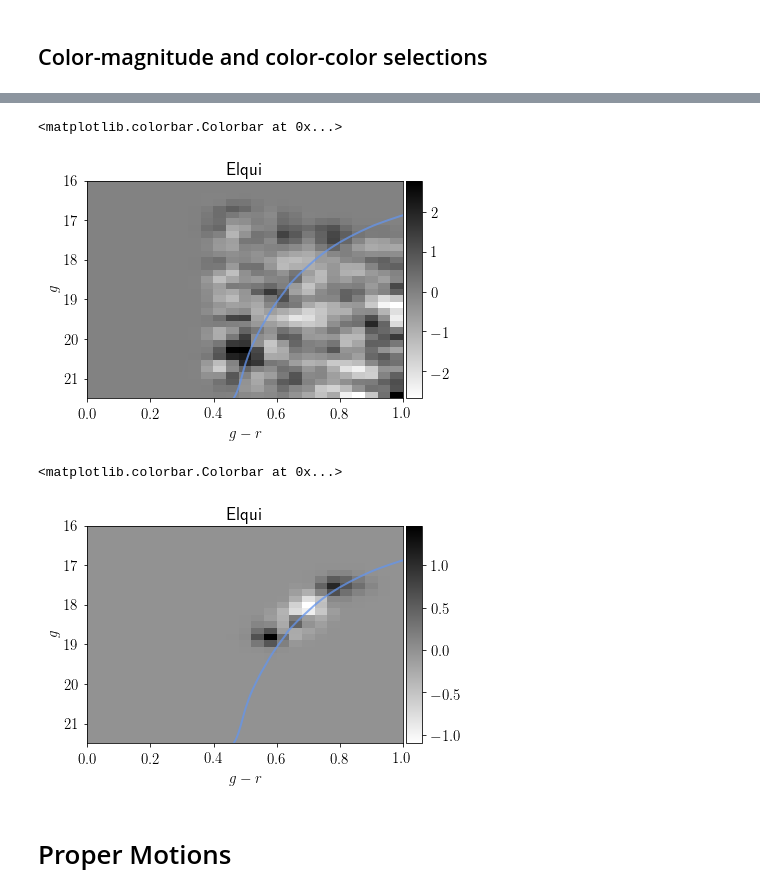
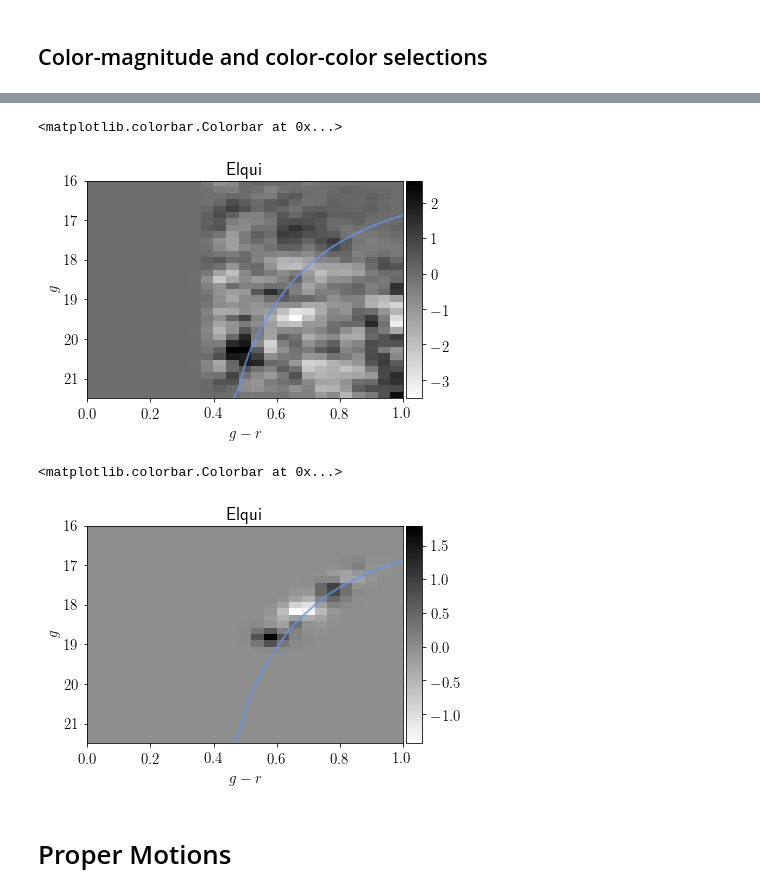
Before and after one commit to norashipp/shared_notebooks, a Jupyter notebook: Elqui.ipynb, the cells around one changed output, grey strips where cells are left out. Saved outputs shown, nothing was run; the diff lists cells and outputs as text; code cells hidden in the pictures.

Commit message:
small updates, off-stream region, plx cut

```diff
--- a/Elqui.ipynb
+++ b/Elqui.ipynb
@@ -160,7 +178,8 @@ iso_cut = np.copy(iso_cut1)
 
 mag_cut = data[MAGG] < 19.
 color_cut = data[MAGG] - data[MAGR] > 0.4
-plx_cut = data['PARALLAX'] < 0.5
+# plx_cut = data['PARALLAX'] < 0.5
+plx_cut = data['PARALLAX'] - 3*data['PARALLAX_ERROR'] < 0.5
 
 iso_cut &= mag_cut
 ri_cut &= color_cut
@@ -205,25 +228,27 @@ pm.colorbar(im)
 # %%
 # w/ color-color cut
 
-im = pm.plot_hess(stream, data[on_stream&ri_cut], data[off_stream&ri_cut], gmax=21.5)
+im = pm.plot_hess(stream, data[on_stream&ri_cut&plx_cut], data[off_stream&ri_cut&plx_cut], gmax=21.5)
+# im = pm.plot_hess(stream, data[on_stream&ri_cut], data[off_stream&ri_cut], gmax=21.5)
 plt.plot(iso.color, iso.mag+mu, '-', c='cornflowerblue', lw=2, alpha=0.75, zorder=1, label='%.1f Gyr\n[Fe/H]=$%.2f$' %(age, iso.z2feh(z)))
 plt.xlim(0,1)
 plt.ylim(21.5,16)
 pm.colorbar(im)
 # %% [output]
 <matplotlib.colorbar.Colorbar at 0x...>
-[figure, old version]
+[figure, new version]
 # %%
 # w/ isochrone cut and color-color cut
 
-im = pm.plot_hess(stream, data[on_stream&iso_cut&ri_cut], data[off_stream&iso_cut&ri_cut], gmax=21.5)
+im = pm.plot_hess(stream, data[on_stream&iso_cut&ri_cut&plx_cut], data[off_stream&iso_cut&ri_cut&plx_cut], gmax=21.5)
+# im = pm.plot_hess(stream, data[on_stream&iso_cut&ri_cut], data[off_stream&iso_cut&ri_cut], gmax=21.5)
 plt.plot(iso.color, iso.mag+mu, '-', c='cornflowerblue', lw=2, alpha=0.75, zorder=1, label='%.1f Gyr\n[Fe/H]=$%.2f$' %(age, iso.z2feh(z)))
 plt.xlim(0,1)
 plt.ylim(21.5,16)
 pm.colorbar(im)
 # %% [output]
 <matplotlib.colorbar.Colorbar at 0x...>
-[figure, old version]
+[figure, new version]
 # %% [markdown]
 # Proper Motions
 # %% [markdown]
```
Also changed, not shown: parts of 22 cells of this notebook, 1 other file.
